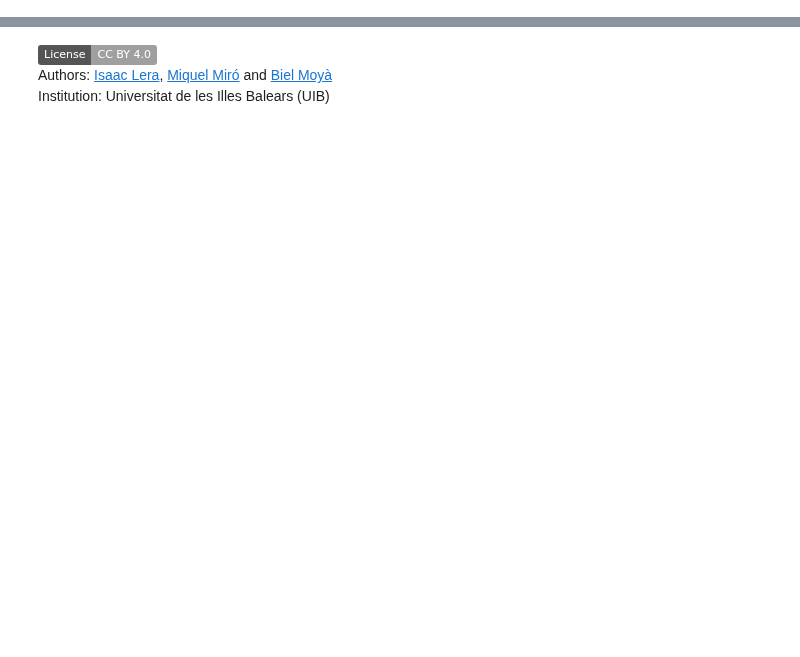
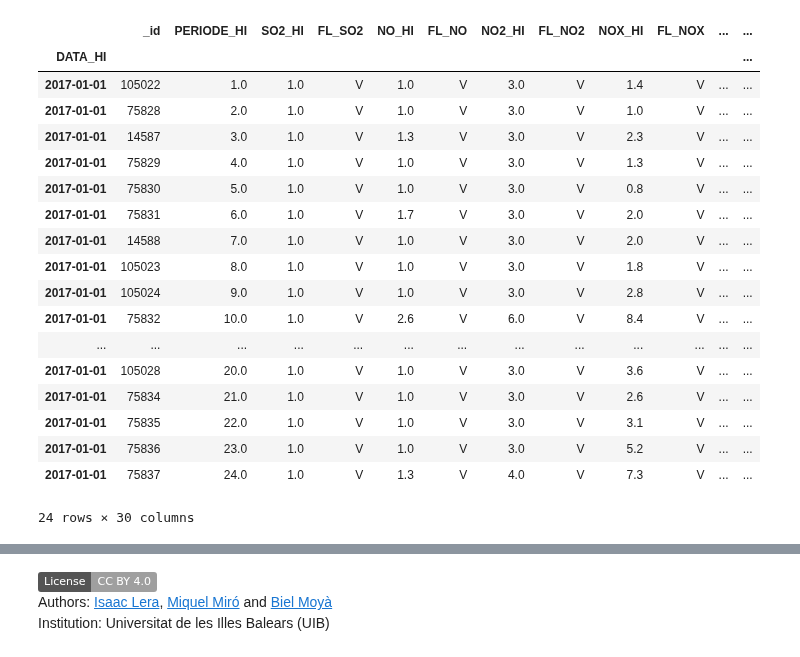
Before and after one commit to wisaaco/CURS_AdministracioAnaliticaAvan-adaDeDades, a Jupyter notebook: lessons/projecte_final.ipynb, the cells around one changed output, grey strips where cells are left out. Saved outputs shown, nothing was run; the diff lists cells and outputs as text; code cells hidden in the pictures; badges without logos; blank space fills up the shorter version.

```diff
--- a/lessons/projecte_final.ipynb
+++ b/lessons/projecte_final.ipynb
@@ -18,0 +110,22 @@ Aquest projecte final *encara* està sense definir. Disculpeu les molèsties.
+# %%
+df.loc["01/01/2017"].sort_values("PERIODE_HI")
+# %% [output]
+|  | _id | PERIODE_HI | SO2_HI | FL_SO2 | NO_HI | FL_NO | NO2_HI | FL_NO2 | NOX_HI | FL_NOX | ... | ... |
+| DATA_HI |  |  |  |  |  |  |  |  |  |  |  | ... |
+| 2017-01-01 | 105022 | 1.0 | 1.0 | V | 1.0 | V | 3.0 | V | 1.4 | V | ... | ... |
+| 2017-01-01 | 75828 | 2.0 | 1.0 | V | 1.0 | V | 3.0 | V | 1.0 | V | ... | ... |
+| 2017-01-01 | 14587 | 3.0 | 1.0 | V | 1.3 | V | 3.0 | V | 2.3 | V | ... | ... |
+| 2017-01-01 | 75829 | 4.0 | 1.0 | V | 1.0 | V | 3.0 | V | 1.3 | V | ... | ... |
+| 2017-01-01 | 75830 | 5.0 | 1.0 | V | 1.0 | V | 3.0 | V | 0.8 | V | ... | ... |
+| 2017-01-01 | 75831 | 6.0 | 1.0 | V | 1.7 | V | 3.0 | V | 2.0 | V | ... | ... |
+| 2017-01-01 | 14588 | 7.0 | 1.0 | V | 1.0 | V | 3.0 | V | 2.0 | V | ... | ... |
+| 2017-01-01 | 105023 | 8.0 | 1.0 | V | 1.0 | V | 3.0 | V | 1.8 | V | ... | ... |
+| 2017-01-01 | 105024 | 9.0 | 1.0 | V | 1.0 | V | 3.0 | V | 2.8 | V | ... | ... |
+| 2017-01-01 | 75832 | 10.0 | 1.0 | V | 2.6 | V | 6.0 | V | 8.4 | V | ... | ... |
+| ... | ... | ... | ... | ... | ... | ... | ... | ... | ... | ... | ... | ... |
+| 2017-01-01 | 105028 | 20.0 | 1.0 | V | 1.0 | V | 3.0 | V | 3.6 | V | ... | ... |
+| 2017-01-01 | 75834 | 21.0 | 1.0 | V | 1.0 | V | 3.0 | V | 2.6 | V | ... | ... |
+| 2017-01-01 | 75835 | 22.0 | 1.0 | V | 1.0 | V | 3.0 | V | 3.1 | V | ... | ... |
+| 2017-01-01 | 75836 | 23.0 | 1.0 | V | 1.0 | V | 3.0 | V | 5.2 | V | ... | ... |
+| 2017-01-01 | 75837 | 24.0 | 1.0 | V | 1.3 | V | 4.0 | V | 7.3 | V | ... | ... |
+24 rows × 30 columns
```
Also changed, not shown: parts of 14 cells of this notebook, 1 other file.
